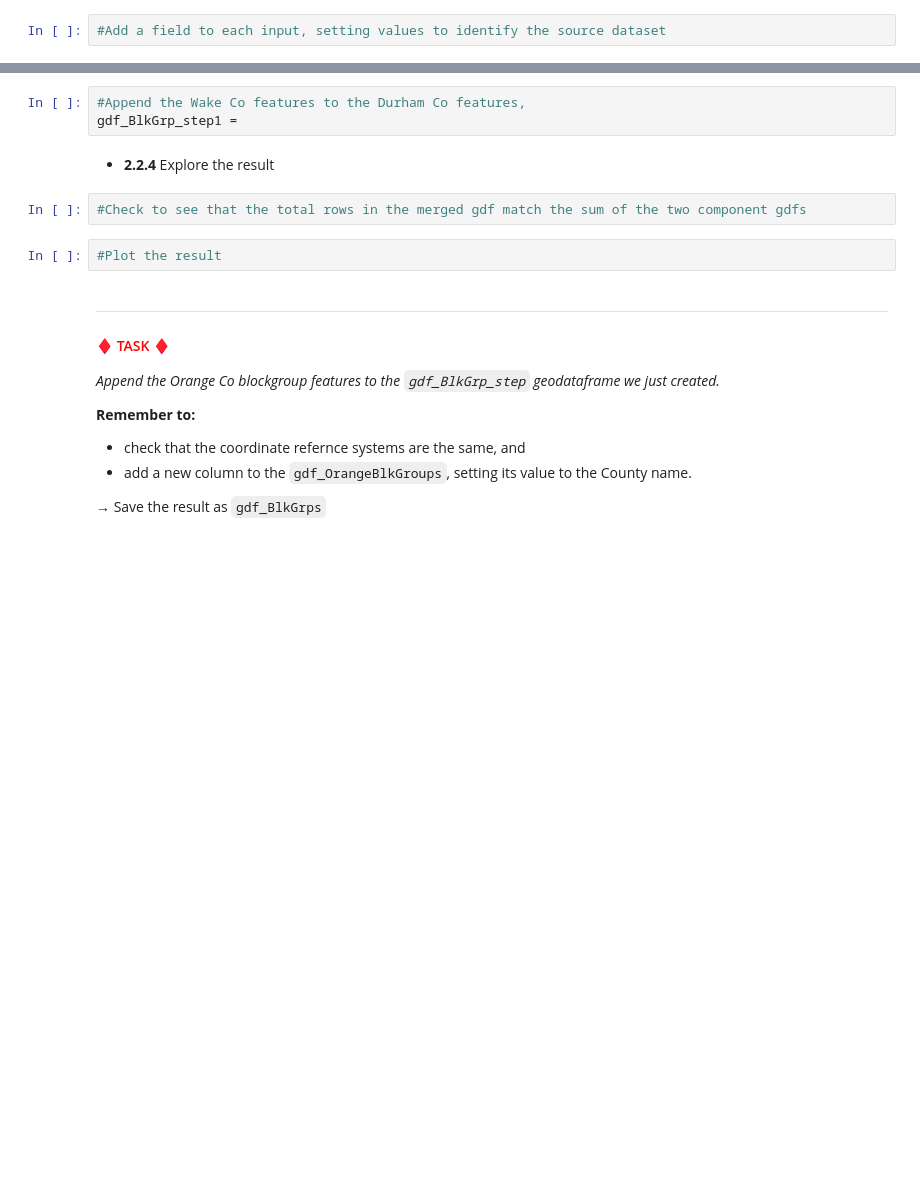
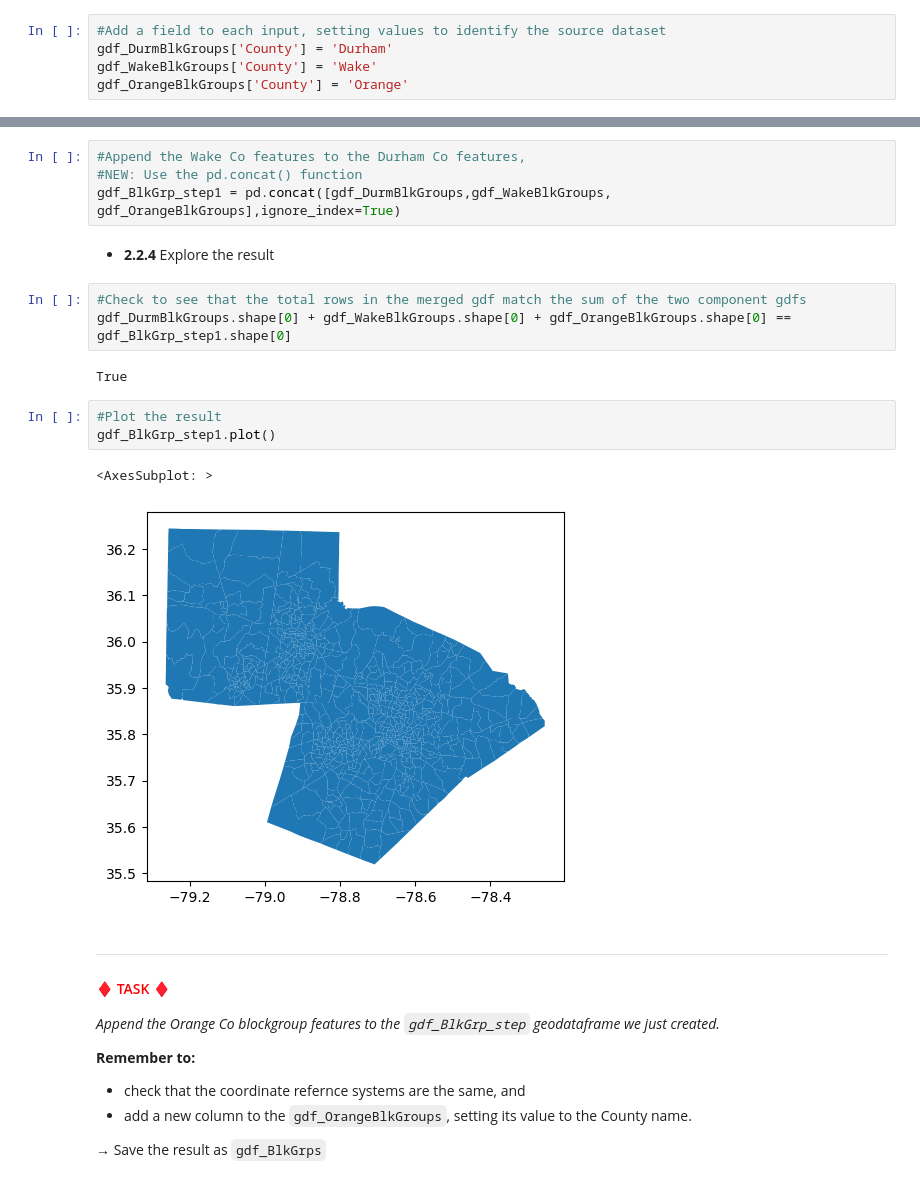
Before and after one commit to megmanning1/SpatialDataFrames, a Jupyter notebook: lessons/2a-Spatial-analysis-with-GeoPandas.ipynb, the cells around one changed output, grey strips where cells are left out. Drawn from its saved outputs; the diff is of its cells as text; blank space fills up the shorter version.

```diff
--- a/lessons/2a-Spatial-analysis-with-GeoPandas.ipynb
+++ b/lessons/2a-Spatial-analysis-with-GeoPandas.ipynb
@@ -221,17 +352,28 @@ We'll start by appending the Wake Co. dataset to the Durham Co. one. Then you wi
 * **2.2.2** Add an identifying column to the source geodataframes
 # %%
 #Add a field to each input, setting values to identify the source dataset
+gdf_DurmBlkGroups['County'] = 'Durham'
+gdf_WakeBlkGroups['County'] = 'Wake'
+gdf_OrangeBlkGroups['County'] = 'Orange'
 # %% [markdown]
 * **2.2.3** Append one dataframe to the other
 # %%
 #Append the Wake Co features to the Durham Co features,
-gdf_BlkGrp_step1 =
+#NEW: Use the pd.concat() function
+gdf_BlkGrp_step1 = pd.concat([gdf_DurmBlkGroups,gdf_WakeBlkGroups, gdf_OrangeBlkGroups],ignore_index=True)
 # %% [markdown]
 * **2.2.4** Explore the result
 # %%
 #Check to see that the total rows in the merged gdf match the sum of the two component gdfs
+gdf_DurmBlkGroups.shape[0] + gdf_WakeBlkGroups.shape[0] + gdf_OrangeBlkGroups.shape[0] == gdf_BlkGrp_step1.shape[0]
+# %% [output]
+True
 # %%
 #Plot the result
+gdf_BlkGrp_step1.plot()
+# %% [output]
+<AxesSubplot: >
+[figure, added]
 # %% [markdown]
 ---
 <H4 style="color:red">♦ TASK ♦</H4>
```
Also changed, not shown: parts of 59 cells of this notebook, 1 other file.
